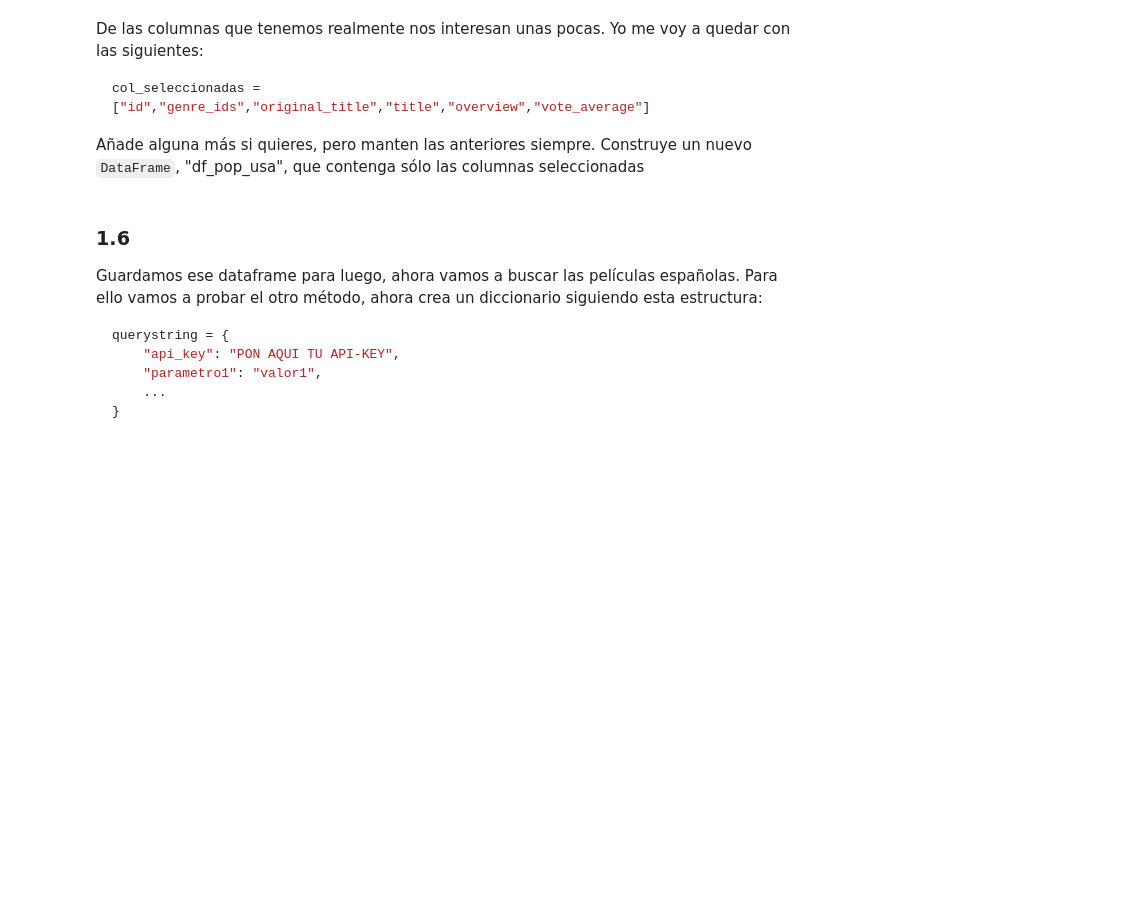
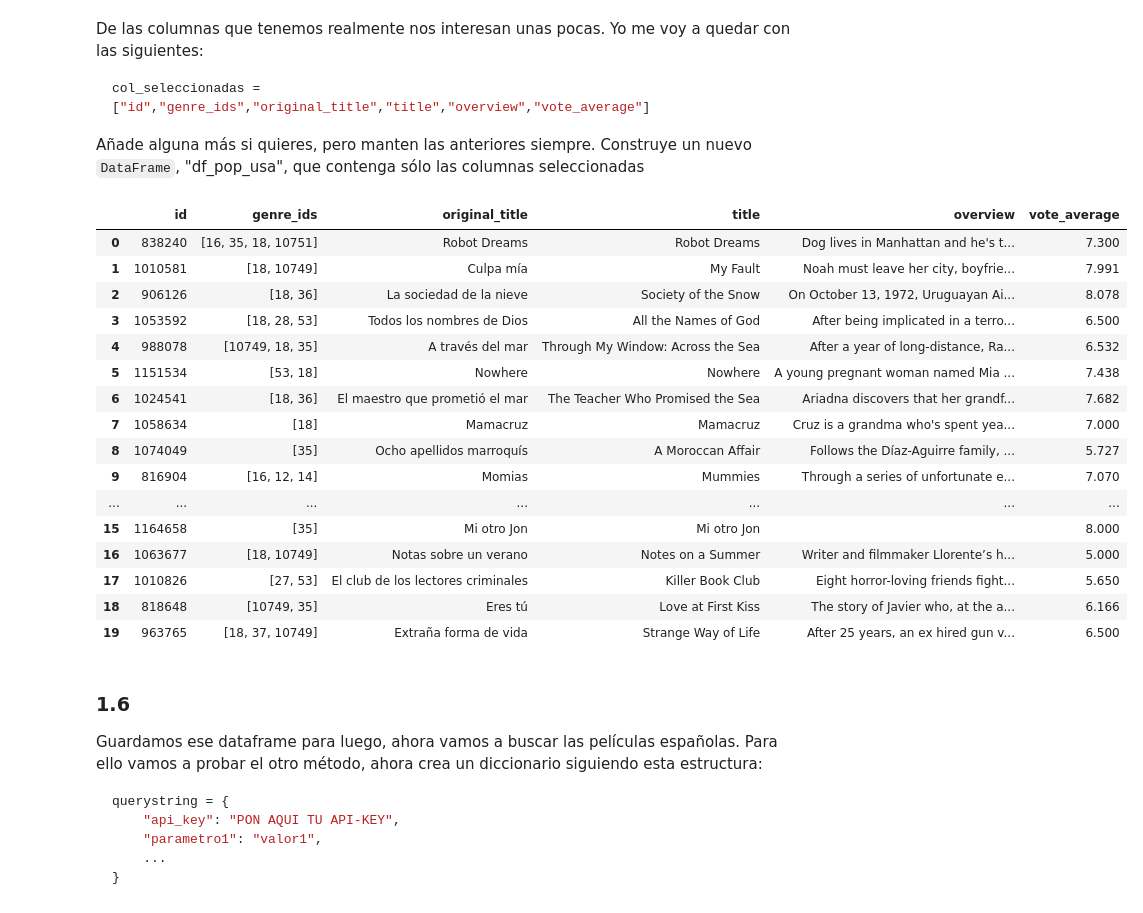
Before and after one commit to franthelad/ONLINE_DS_THEBRIDGE_FRAN_PASTOR, a Jupyter notebook: Sprint_06/Unidad_02/Practica_Obligatoria/18_Practica_Obligatoria_Scraping_API.ipynb, the cells around one changed output. Saved outputs shown, nothing was run; the diff lists cells and outputs as text; code cells hidden in the pictures; blank space fills up the shorter version.

```diff
--- a/Sprint_06/Unidad_02/Practica_Obligatoria/18_Practica_Obligatoria_Scraping_API.ipynb
+++ b/Sprint_06/Unidad_02/Practica_Obligatoria/18_Practica_Obligatoria_Scraping_API.ipynb
@@ -173,7 +173,25 @@ Añade alguna más si quieres, pero manten las anteriores siempre. Construye un
 # %%
 df_pop_usa = df_movies_usa[["id","genre_ids","original_title","title","overview","vote_average"]]
 df_pop_spain = df_movies_spain[["id","genre_ids","original_title","title","overview","vote_average"]]
-#df_pop_usa
+df_pop_spain
+# %% [output]
+|  | id | genre_ids | original_title | title | overview | vote_average |
+| 0 | 838240 | [16, 35, 18, 10751] | Robot Dreams | Robot Dreams | Dog lives in Manhattan and he's t... | 7.300 |
+| 1 | 1010581 | [18, 10749] | Culpa mía | My Fault | Noah must leave her city, boyfrie... | 7.991 |
+| 2 | 906126 | [18, 36] | La sociedad de la nieve | Society of the Snow | On October 13, 1972, Uruguayan Ai... | 8.078 |
+| 3 | 1053592 | [18, 28, 53] | Todos los nombres de Dios | All the Names of God | After being implicated in a terro... | 6.500 |
+| 4 | 988078 | [10749, 18, 35] | A través del mar | Through My Window: Across the Sea | After a year of long-distance, Ra... | 6.532 |
+| 5 | 1151534 | [53, 18] | Nowhere | Nowhere | A young pregnant woman named Mia ... | 7.438 |
+| 6 | 1024541 | [18, 36] | El maestro que prometió el mar | The Teacher Who Promised the Sea | Ariadna discovers that her grandf... | 7.682 |
+| 7 | 1058634 | [18] | Mamacruz | Mamacruz | Cruz is a grandma who's spent yea... | 7.000 |
+| 8 | 1074049 | [35] | Ocho apellidos marroquís | A Moroccan Affair | Follows the Díaz-Aguirre family, ... | 5.727 |
+| 9 | 816904 | [16, 12, 14] | Momias | Mummies | Through a series of unfortunate e... | 7.070 |
+| ... | ... | ... | ... | ... | ... | ... |
+| 15 | 1164658 | [35] | Mi otro Jon | Mi otro Jon |  | 8.000 |
+| 16 | 1063677 | [18, 10749] | Notas sobre un verano | Notes on a Summer | Writer and filmmaker Llorente’s h... | 5.000 |
+| 17 | 1010826 | [27, 53] | El club de los lectores criminales | Killer Book Club | Eight horror-loving friends fight... | 5.650 |
+| 18 | 818648 | [10749, 35] | Eres tú | Love at First Kiss | The story of Javier who, at the a... | 6.166 |
+| 19 | 963765 | [18, 37, 10749] | Extraña forma de vida | Strange Way of Life | After 25 years, an ex hired gun v... | 6.500 |
 # %% [markdown]
 ### 1.6
 
```
Also changed, not shown: parts of 3 cells of this notebook, 2 other files.
